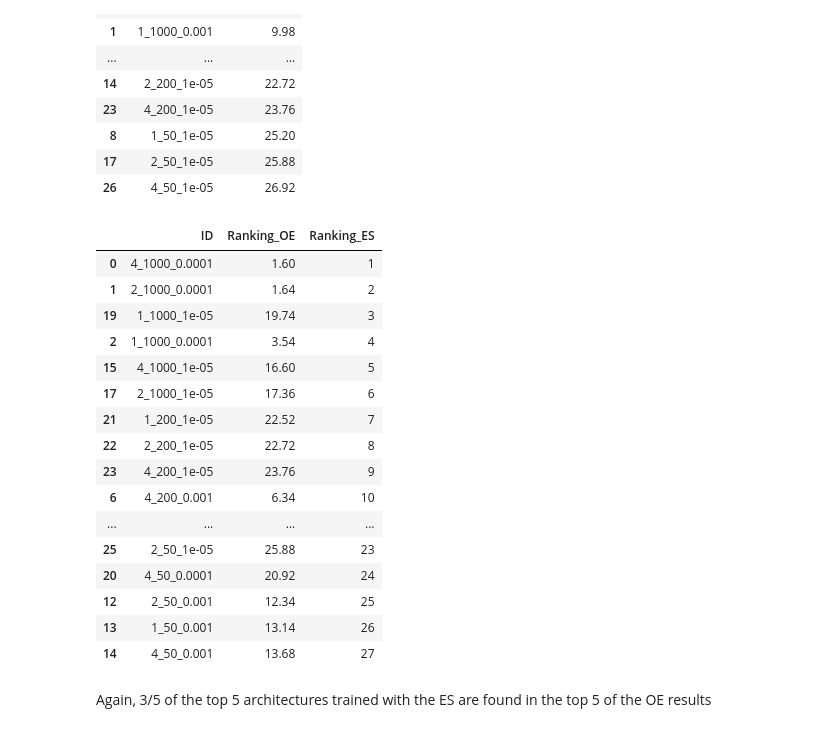
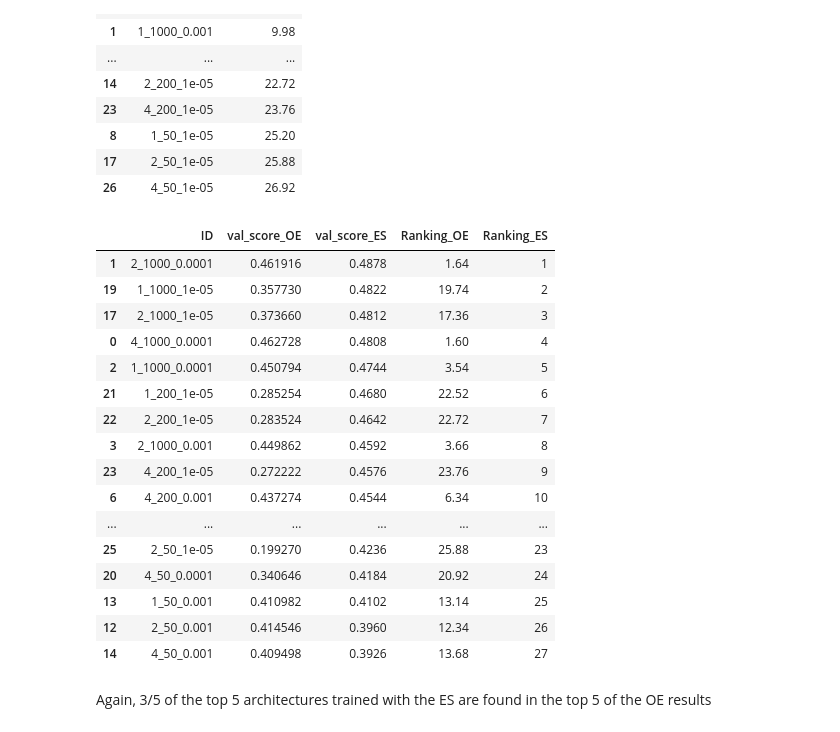
Before and after one commit to topsy-13/naiveautoml, a Jupyter notebook: python/naiveautoml/NAS/OE-Tests/One-Epoch_test.ipynb, the cells around one changed output. Drawn from its saved outputs; the diff is of its cells as text; code cells hidden in the pictures.

```diff
--- a/python/naiveautoml/NAS/OE-Tests/One-Epoch_test.ipynb
+++ b/python/naiveautoml/NAS/OE-Tests/One-Epoch_test.ipynb
@@ -400,20 +400,23 @@ Validation Accuracy: 0.3804
 # %% [markdown]
 # Result Analysis
 # %%
-metric = 'test_score'
+metric = 'val_score'
 # %%
 # Early Stopping Results
 early_stop_results = pd.read_excel("50 Epochs wo Increase_Results.xlsx")
 early_stop_results = process_architecture_results(early_stop_results, metric)
-early_stop_results.rename(columns={'Ranking': 'Ranking_ES'}, inplace=True)
+early_stop_results.rename(columns={'Ranking': 'Ranking_ES',
+                                   'val_score': 'val_score_ES'}, inplace=True)
 
 # One Epoch Results
 oe_50_runs = pd.read_excel('50 Experiments One Epoch.xlsx')
 oe_50_runs['confusion_matrices'] = oe_50_runs['confusion_matrices'].apply(string_to_matrix)
-oe_50_runs.rename(columns={'Ranking': 'Ranking_OE'}, inplace=True)
+oe_50_runs.rename(columns={'Ranking': 'Ranking_OE',
+                           'val_score': 'val_score_OE'}, inplace=True)
 # %%
 # Calculate the average ranking for each architecture in the 50 tests
 average_rankings_OE = oe_50_runs.groupby('ID')['Ranking_OE'].mean().reset_index().sort_values('Ranking_OE')
+average_score_OE = oe_50_runs.groupby('ID')['val_score_OE'].mean().reset_index().sort_values('val_score_OE')
 display(average_rankings_OE)
 # %% [output]
 |  | ID | Ranking_OE |
@@ -435,26 +438,26 @@ display(average_rankings_OE)
 | 26 | 4_50_1e-05 | 26.92 |
 # %%
 # Merge both dataframes to check their ratings
-merged_oe50_es = average_rankings_OE.merge(early_stop_results, on='ID')
-display(merged_oe50_es[['ID', 'Ranking_OE', 'Ranking_ES']].sort_values(by='Ranking_ES'))
+merged_oe50_es = average_rankings_OE.merge(early_stop_results, on='ID').merge(average_score_OE, on='ID')
+display(merged_oe50_es[['ID', 'val_score_OE', 'val_score_ES', 'Ranking_OE', 'Ranking_ES']].sort_values(by='Ranking_ES'))
 # %% [output]
-|  | ID | Ranking_OE | Ranking_ES |
-| 0 | 4_1000_0.0001 | 1.60 | 1 |
-| 1 | 2_1000_0.0001 | 1.64 | 2 |
-| 19 | 1_1000_1e-05 | 19.74 | 3 |
-| 2 | 1_1000_0.0001 | 3.54 | 4 |
-| 15 | 4_1000_1e-05 | 16.60 | 5 |
-| 17 | 2_1000_1e-05 | 17.36 | 6 |
-| 21 | 1_200_1e-05 | 22.52 | 7 |
-| 22 | 2_200_1e-05 | 22.72 | 8 |
-| 23 | 4_200_1e-05 | 23.76 | 9 |
-| 6 | 4_200_0.001 | 6.34 | 10 |
-| ... | ... | ... | ... |
-| 25 | 2_50_1e-05 | 25.88 | 23 |
-| 20 | 4_50_0.0001 | 20.92 | 24 |
-| 12 | 2_50_0.001 | 12.34 | 25 |
-| 13 | 1_50_0.001 | 13.14 | 26 |
-| 14 | 4_50_0.001 | 13.68 | 27 |
+|  | ID | val_score_OE | val_score_ES | Ranking_OE | Ranking_ES |
+| 1 | 2_1000_0.0001 | 0.461916 | 0.4878 | 1.64 | 1 |
+| 19 | 1_1000_1e-05 | 0.357730 | 0.4822 | 19.74 | 2 |
+| 17 | 2_1000_1e-05 | 0.373660 | 0.4812 | 17.36 | 3 |
+| 0 | 4_1000_0.0001 | 0.462728 | 0.4808 | 1.60 | 4 |
+| 2 | 1_1000_0.0001 | 0.450794 | 0.4744 | 3.54 | 5 |
+| 21 | 1_200_1e-05 | 0.285254 | 0.4680 | 22.52 | 6 |
+| 22 | 2_200_1e-05 | 0.283524 | 0.4642 | 22.72 | 7 |
+| 3 | 2_1000_0.001 | 0.449862 | 0.4592 | 3.66 | 8 |
+| 23 | 4_200_1e-05 | 0.272222 | 0.4576 | 23.76 | 9 |
+| 6 | 4_200_0.001 | 0.437274 | 0.4544 | 6.34 | 10 |
+| ... | ... | ... | ... | ... | ... |
+| 25 | 2_50_1e-05 | 0.199270 | 0.4236 | 25.88 | 23 |
+| 20 | 4_50_0.0001 | 0.340646 | 0.4184 | 20.92 | 24 |
+| 13 | 1_50_0.001 | 0.410982 | 0.4102 | 13.14 | 25 |
+| 12 | 2_50_0.001 | 0.414546 | 0.3960 | 12.34 | 26 |
+| 14 | 4_50_0.001 | 0.409498 | 0.3926 | 13.68 | 27 |
 # %% [markdown]
 Again, 3/5 of the top 5 architectures trained with the ES are found in the top 5 of the OE results
 # %%
```
Also changed, not shown: parts of 3 cells of this notebook.
